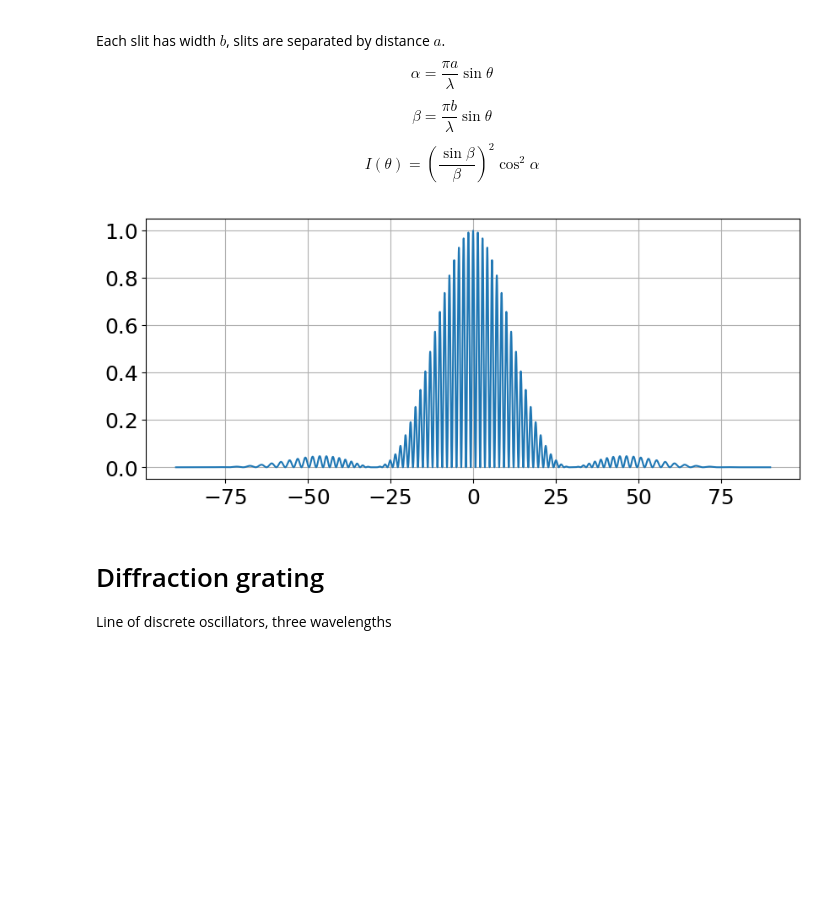
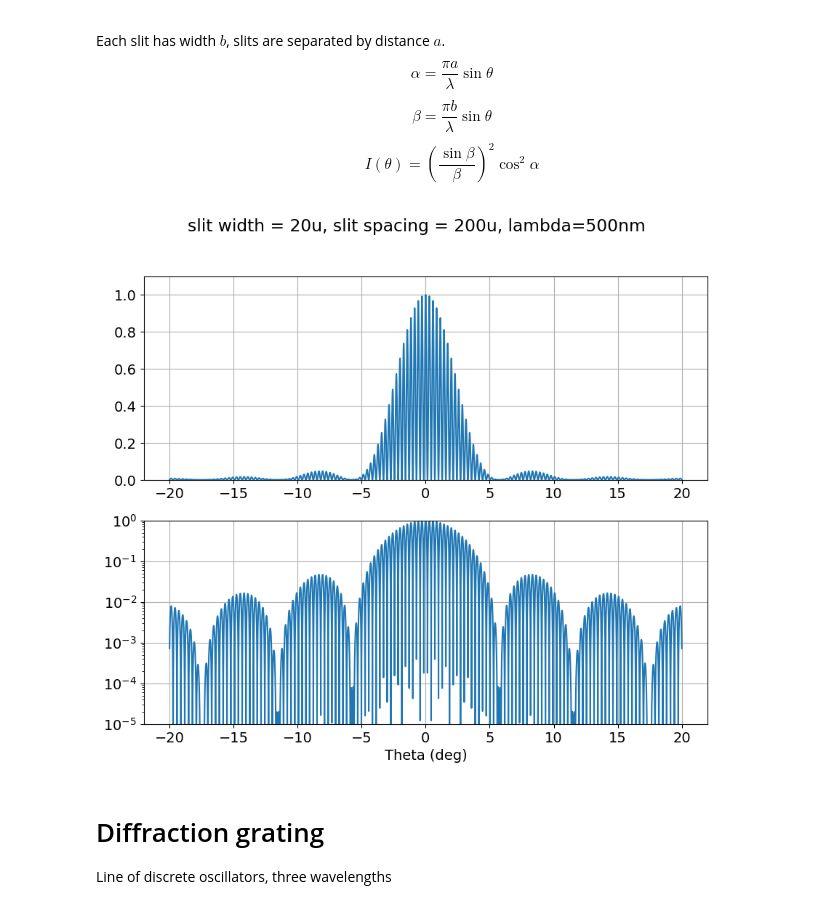
Before and after one commit to JohnRuhl/Tutorials, a Jupyter notebook: Diffraction.ipynb, the cells around one changed output. Cells and saved outputs as stored; diff of their text form; code cells hidden in the pictures; blank space fills up the shorter version.

```diff
--- a/Diffraction.ipynb
+++ b/Diffraction.ipynb
@@ -53,21 +53,33 @@ $$ \alpha = \frac{\pi a}{\lambda} \sin\theta $$
 $$ \beta  = \frac{\pi b}{\lambda} \sin\theta $$
 $$ I(\theta) = \left(\frac{\sin\beta}{\beta}\right)^2 \cos^2\alpha $$
 # %%
-a_over_lambda = 40  # spacing between slits, in wavelengths
-b_over_lambda = 2   # width of each slit, in wavelengths
-theta_max = 90      #deg
+a_over_lambda = 200  # spacing between slits, in wavelengths
+b_over_lambda = 10   # width of each slit, in wavelengths
+theta_max = 20      #deg
 theta_deg = np.linspace(-theta_max,theta_max, 10000)
 theta_rad = theta_deg*np.pi/180.
 
 alpha = np.pi*a_over_lambda*np.sin(theta_rad)
 beta =  np.pi*b_over_lambda*np.sin(theta_rad)
 
 I = (np.sin(beta)/ beta)**2 * np.cos(alpha)**2
+
+
+plt.rcParams.update({'font.size': 14})
+plt.rcParams['figure.figsize'] = [10, 8]
+plt.subplot(2,1,1)
 plt.plot(theta_deg,I)
-#plt.ylim(0,0.1)
 plt.grid()
+plt.ylim(0,1.1)
+
+plt.subplot(2,1,2)
+plt.semilogy(theta_deg,I)
+plt.ylim(0.00001,1.0)
+plt.xlabel('Theta (deg)')
+plt.suptitle('slit width = 20u, slit spacing = 200u, lambda=500nm')
+plt.grid()
 # %% [output]
-[figure, old version]
+[figure, new version]
 # %% [markdown]
 # Diffraction grating
 Line of discrete oscillators, three wavelengths
```
Also changed, not shown: 3 other files.
